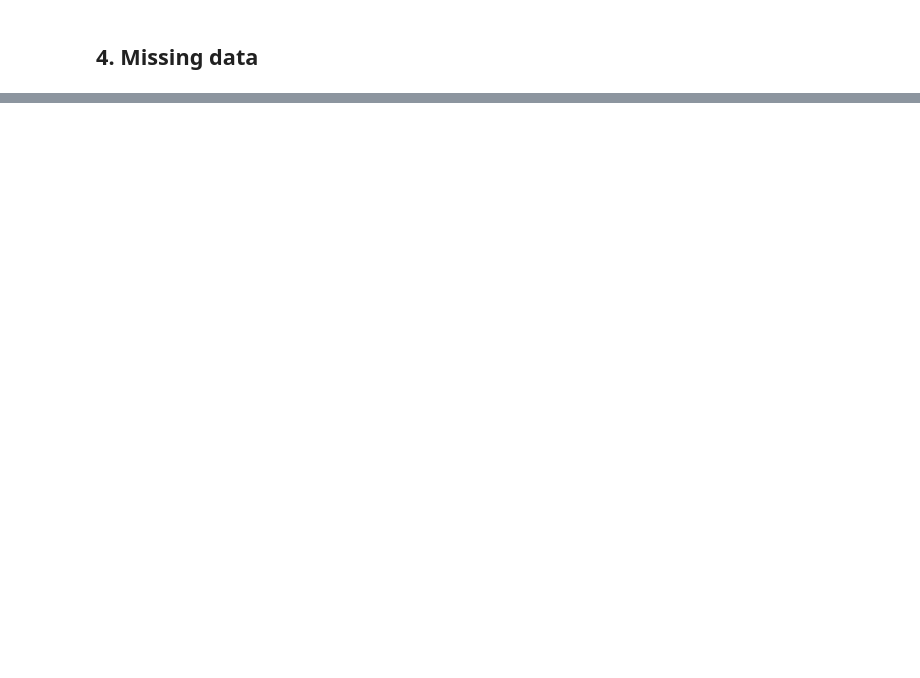
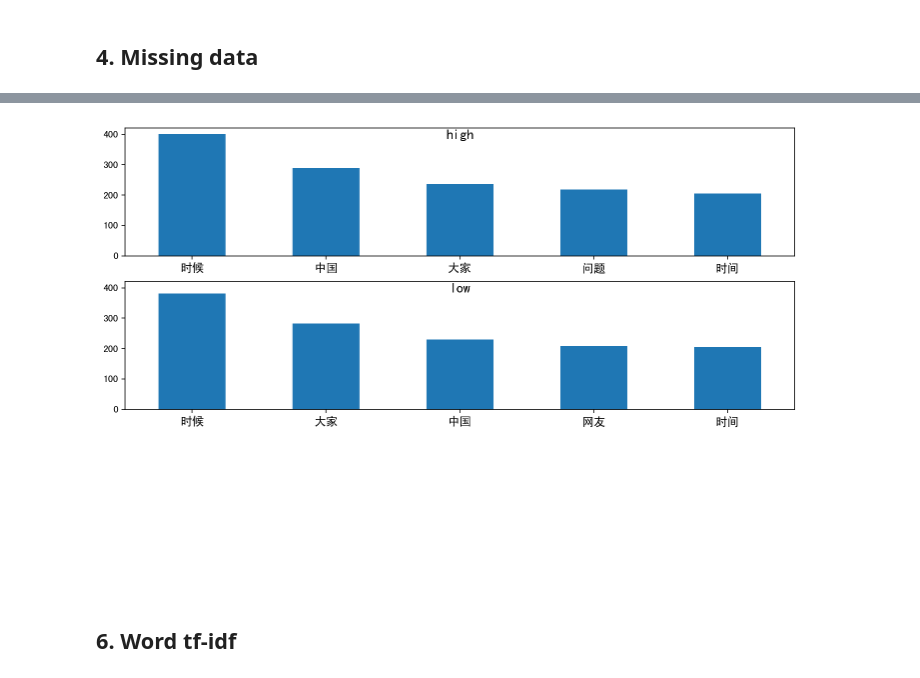
Before and after one commit to mediaProduct2017/text-reco, a Jupyter notebook: reco.ipynb, the cells around one changed output, grey strips where cells are left out. Drawn from its saved outputs; the diff is of its cells as text; code cells hidden in the pictures; blank space fills up the shorter version.

```diff
--- a/reco.ipynb
+++ b/reco.ipynb
@@ -215,0 +407,3 @@ print(' '.join(tags))
+# %%
+# rel_freq_list = [f / f.sum() for f in freqs_list]
+rel_freq_list = [f for f in freqs_list]
@@ -215,0 +452,8 @@ print(' '.join(tags))
+# %%
+all_names = ['high', 'low']
+%matplotlib inline
+# % means calling a special function
+import matplotlib.pyplot as plt
+%config InlineBackend.figure_format='retina'
+# %%
+plt.rcParams['font.sans-serif']
@@ -215,0 +472,23 @@ print(' '.join(tags))
+# %%
+plt.rcParams['font.sans-serif'] = ['SimHei']
+# %%
+fig, axes = plt.subplots(3, 1, sharex = False, sharey = True, figsize = (12, 8))
+cnt = 0
+rel_freq_list[cnt][:5].plot.bar(ax = axes[0])
+axes[0].set_xticklabels(rel_freq_list[cnt][:5].index.tolist(), rotation = 0, fontsize = 12)
+axes[0].set_xlabel("", fontsize = 12)
+axes[0].text(0.5, 0.915, all_names[cnt], fontweight = "bold", fontsize = 14,
+                            horizontalalignment = 'center', transform = axes[0].transAxes)
+cnt=1
+rel_freq_list[cnt][:5].plot.bar(ax = axes[1])
+axes[1].set_xticklabels(rel_freq_list[cnt][:5].index.tolist(), rotation = 0, fontsize = 12)
+axes[1].set_xlabel("", fontsize = 12)
+axes[1].text(0.5, 0.915, all_names[cnt], fontweight = "bold", fontsize = 14,
+                            horizontalalignment = 'center', transform = axes[1].transAxes)
+axes[2].axis('off')
+# print('\r')
+temp2 = 0
+# %% [output]
+[figure, added]
+# %% [markdown]
+## 6. Word tf-idf
```
Also changed, not shown: parts of 48 cells of this notebook.
